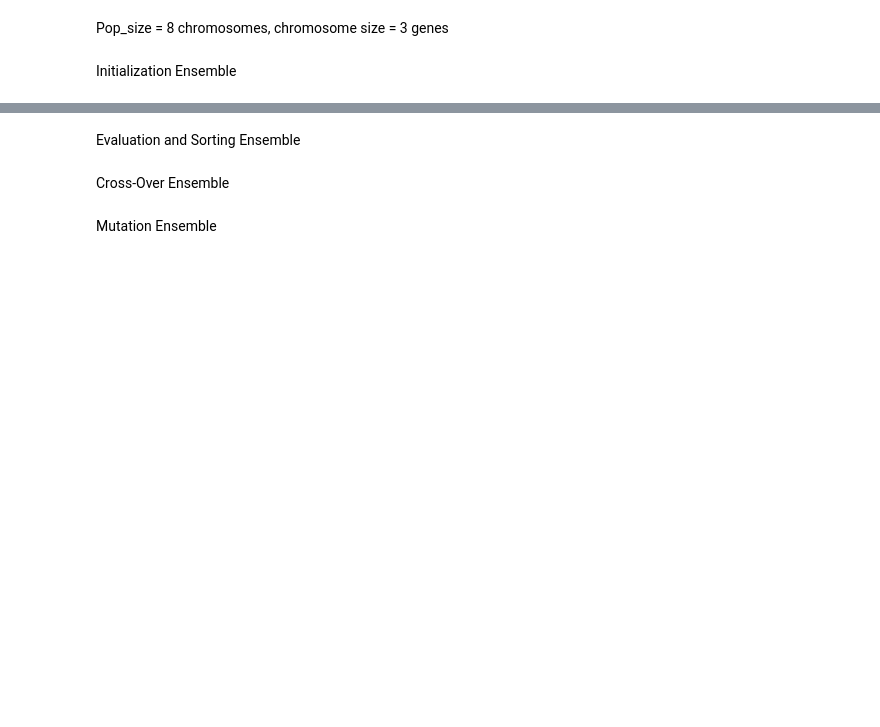
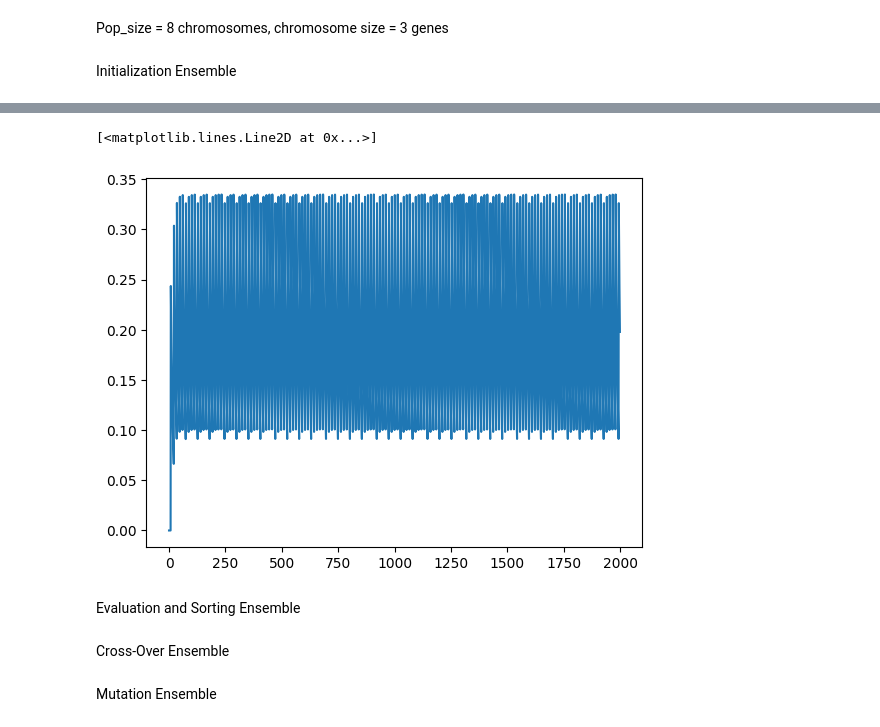
Before and after one commit to stijnradboud/Neuromorphic-Project-Group-9, a Jupyter notebook: Parallel/parallel_evo_alg.ipynb, the cells around one changed output, grey strips where cells are left out. Cells and saved outputs as stored; diff of their text form; code cells hidden in the pictures; blank space fills up the shorter version.

```diff
--- a/Parallel/parallel_evo_alg.ipynb
+++ b/Parallel/parallel_evo_alg.ipynb
@@ -21,3 +71,8 @@ Initialization Ensemble
+# %%
+plt.plot(sim.data[I4_probe])
+# %% [output]
+[<matplotlib.lines.Line2D at 0x...>]
+[figure, added]
 # %% [markdown]
 Evaluation and Sorting Ensemble
 # %% [markdown]
```
Also changed, not shown: parts of 8 cells of this notebook.
